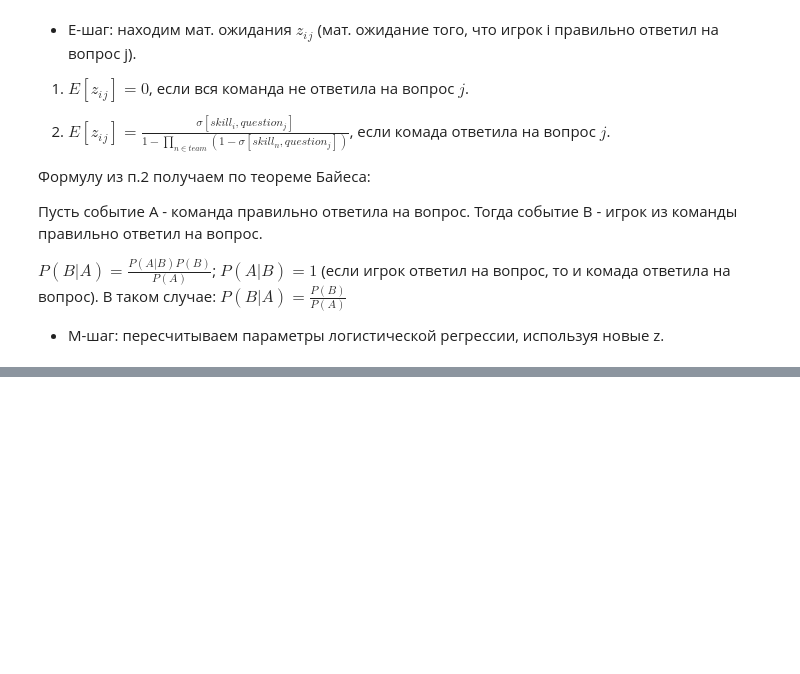
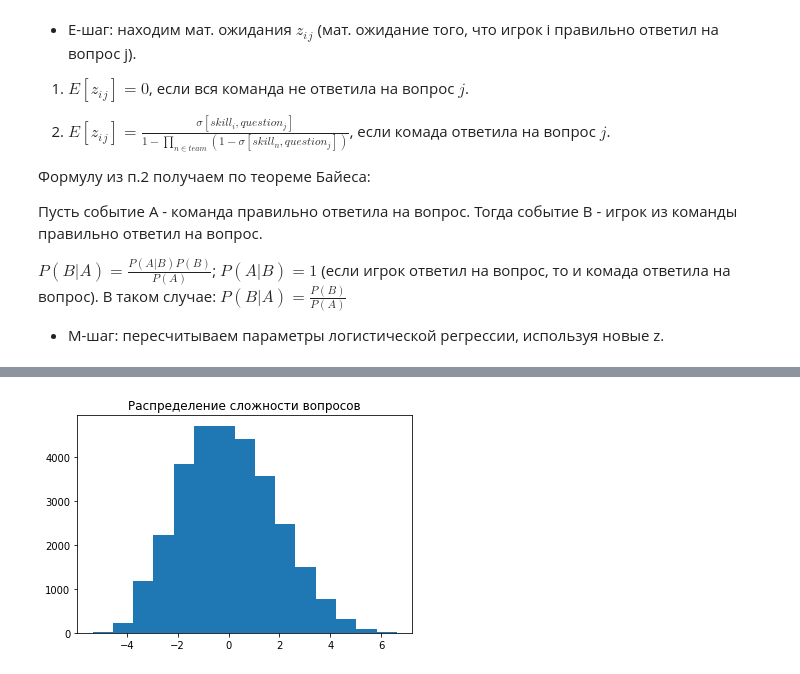
Before and after one commit to IAmLegion2101/adv_ml, a Jupyter notebook: hw2.ipynb, the cells around one changed output, grey strips where cells are left out. Cells and saved outputs as stored; diff of their text form; code cells hidden in the pictures; blank space fills up the shorter version.

```diff
--- a/hw2.ipynb
+++ b/hw2.ipynb
@@ -361,0 +364,6 @@ best_model = models_list[0]
+# %%
+plt.hist(best_model.coef_[0][len(all_pl):], bins=15)
+plt.title("Распределение сложности вопросов")
+plt.show()
+# %% [output]
+[figure, added]
```
Also changed, not shown: parts of 10 cells of this notebook.
